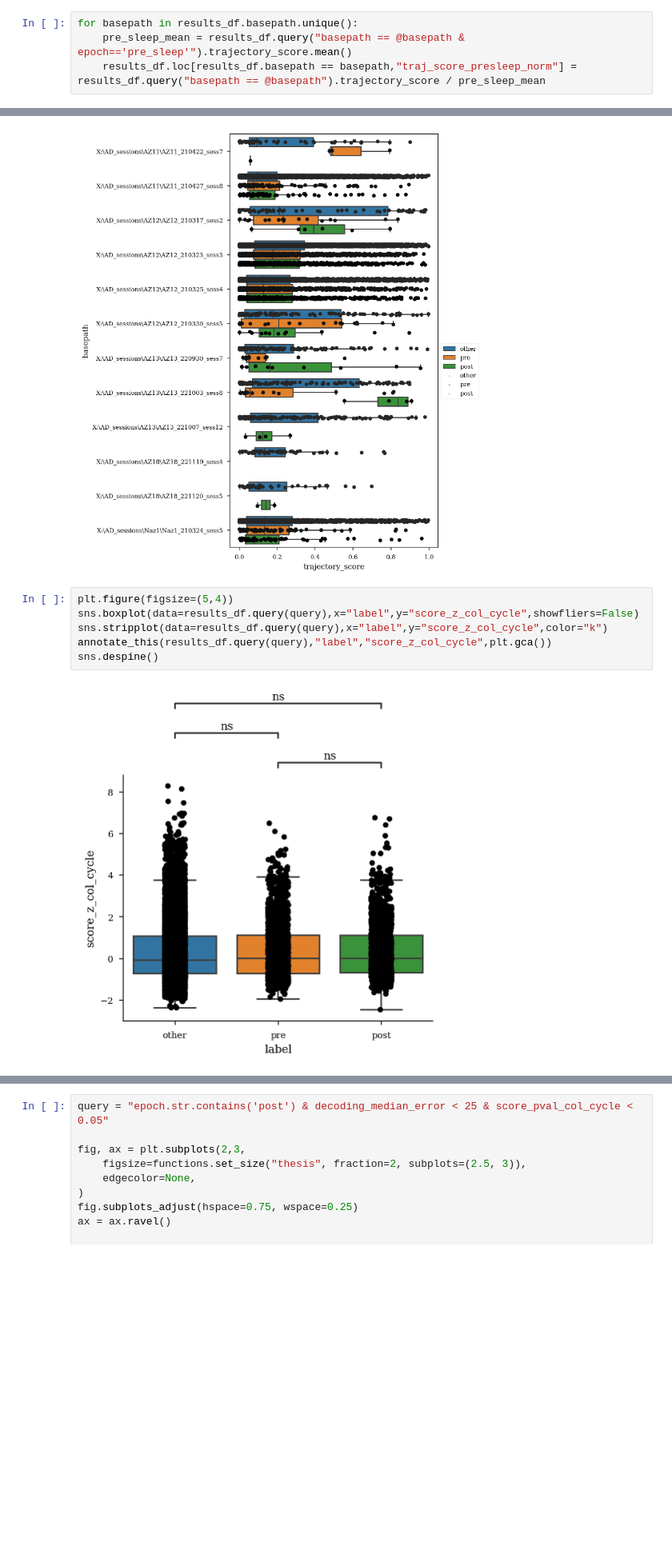
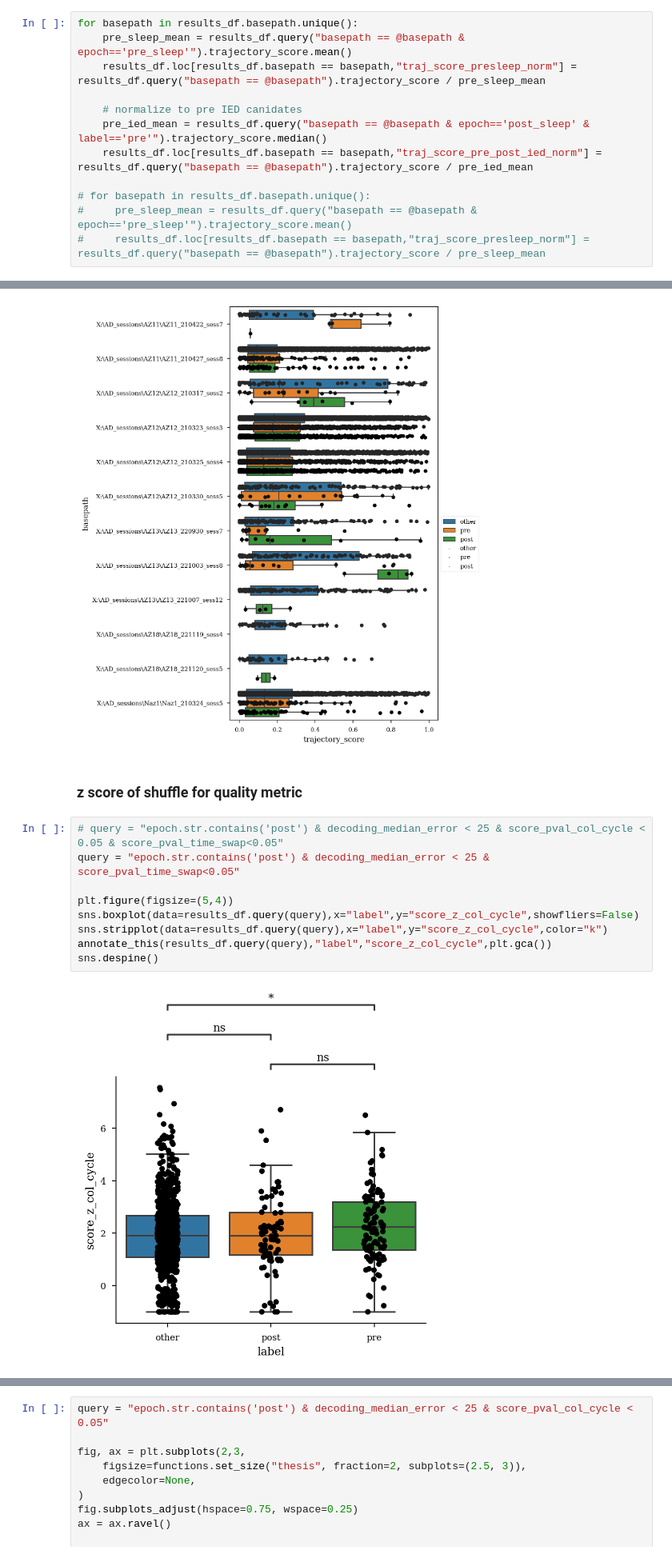
Before and after one commit to ryanharvey1/ad_ied, a Jupyter notebook: scripts/replay/replay_ied.ipynb, the cells around one changed output, grey strips where cells are left out. Shown at 80% size. Drawn from its saved outputs; the diff is of its cells as text; blank space fills up the shorter version.

```diff
--- a/scripts/replay/replay_ied.ipynb
+++ b/scripts/replay/replay_ied.ipynb
@@ -226,3 +240,11 @@ array(['pre_sleep', 'post_sleep', 'tmaze'], dtype=object)
 for basepath in results_df.basepath.unique():
     pre_sleep_mean = results_df.query("basepath == @basepath & epoch=='pre_sleep'").trajectory_score.mean()
     results_df.loc[results_df.basepath == basepath,"traj_score_presleep_norm"] = results_df.query("basepath == @basepath").trajectory_score / pre_sleep_mean
+
+    # normalize to pre IED canidates
+    pre_ied_mean = results_df.query("basepath == @basepath & epoch=='post_sleep' & label=='pre'").trajectory_score.median()
+    results_df.loc[results_df.basepath == basepath,"traj_score_pre_post_ied_norm"] = results_df.query("basepath == @basepath").trajectory_score / pre_ied_mean
+
+# for basepath in results_df.basepath.unique():
+#     pre_sleep_mean = results_df.query("basepath == @basepath & epoch=='pre_sleep'").trajectory_score.mean()
+#     results_df.loc[results_df.basepath == basepath,"traj_score_presleep_norm"] = results_df.query("basepath == @basepath").trajectory_score / pre_sleep_mean
@@ -271,11 +327,16 @@ plt.gca().legend(bbox_to_anchor=(1, 0.5), markerscale=.1)
 # %% [output]
 <matplotlib.legend.Legend at 0x...>
 [figure]
+# %% [markdown]
+### z score of shuffle for quality metric
 # %%
+# query = "epoch.str.contains('post') & decoding_median_error < 25 & score_pval_col_cycle < 0.05 & score_pval_time_swap<0.05"
+query = "epoch.str.contains('post') & decoding_median_error < 25 & score_pval_time_swap<0.05"
+
 plt.figure(figsize=(5,4))
 sns.boxplot(data=results_df.query(query),x="label",y="score_z_col_cycle",showfliers=False)
 sns.stripplot(data=results_df.query(query),x="label",y="score_z_col_cycle",color="k")
 annotate_this(results_df.query(query),"label","score_z_col_cycle",plt.gca())
 sns.despine()
 # %% [output]
-[figure, old version]
+[figure, new version]
```
Also changed, not shown: parts of 17 cells of this notebook.
